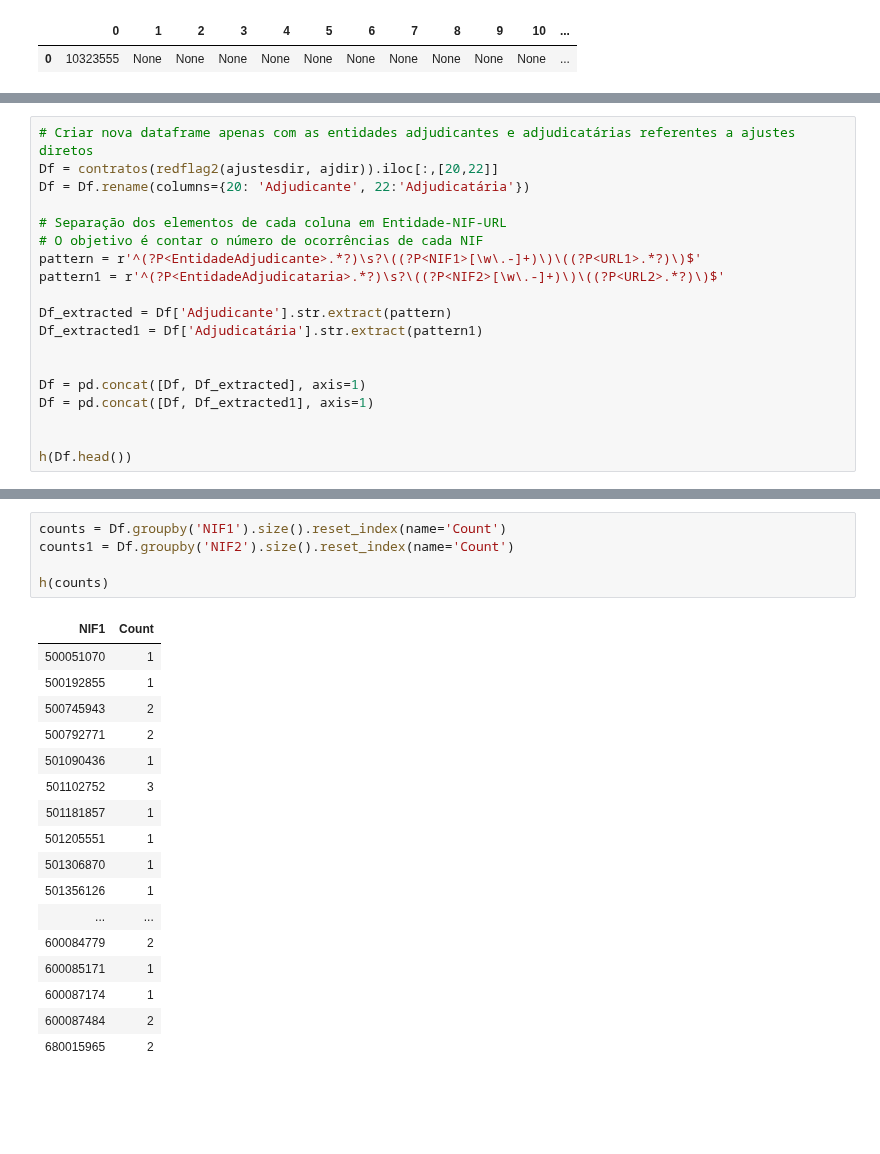
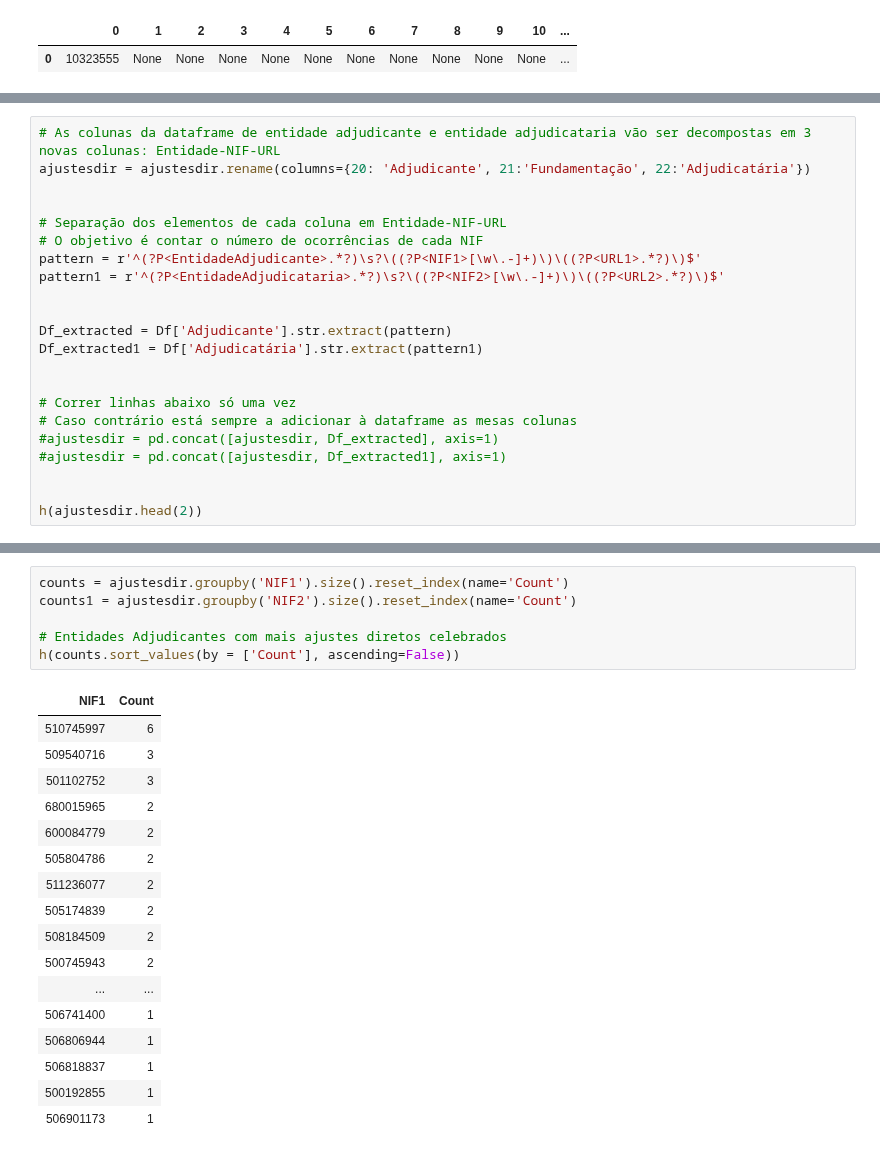
Before and after one commit to francisco-vpereira/ForceraIntership, a Jupyter notebook: forcera/scripts/contratos_v2.ipynb, the cells around one changed output, grey strips where cells are left out. Saved outputs shown, nothing was run; the diff lists cells and outputs as text; blank space fills up the shorter version.

```diff
--- a/forcera/scripts/contratos_v2.ipynb
+++ b/forcera/scripts/contratos_v2.ipynb
@@ -975,20 +988,23 @@ Nr de Ajustes Diretos Suspeitos : 83
 # %%
-# Criar nova dataframe apenas com as entidades adjudicantes e adjudicatárias referentes a ajustes diretos
-Df = contratos(redflag2(ajustesdir, ajdir)).iloc[:,[20,22]]
-Df = Df.rename(columns={20: 'Adjudicante', 22:'Adjudicatária'})
+# As colunas da dataframe de entidade adjudicante e entidade adjudicataria vão ser decompostas em 3 novas colunas: Entidade-NIF-URL
+ajustesdir = ajustesdir.rename(columns={20: 'Adjudicante', 21:'Fundamentação', 22:'Adjudicatária'})
+
 
 # Separação dos elementos de cada coluna em Entidade-NIF-URL
 # O objetivo é contar o número de ocorrências de cada NIF
 pattern = r'^(?P<EntidadeAdjudicante>.*?)\s?\((?P<NIF1>[\w\.-]+)\)\((?P<URL1>.*?)\)$'
 pattern1 = r'^(?P<EntidadeAdjudicataria>.*?)\s?\((?P<NIF2>[\w\.-]+)\)\((?P<URL2>.*?)\)$'
 
+
 Df_extracted = Df['Adjudicante'].str.extract(pattern)
 Df_extracted1 = Df['Adjudicatária'].str.extract(pattern1)
 
 
-Df = pd.concat([Df, Df_extracted], axis=1)
-Df = pd.concat([Df, Df_extracted1], axis=1)
+# Correr linhas abaixo só uma vez
+# Caso contrário está sempre a adicionar à dataframe as mesas colunas
+#ajustesdir = pd.concat([ajustesdir, Df_extracted], axis=1)
+#ajustesdir = pd.concat([ajustesdir, Df_extracted1], axis=1)
 
 
-h(Df.head())
+h(ajustesdir.head(2))
 # %% [output]
@@ -1001,23 +1014,24 @@ h(Df.head())
 # %%
-counts = Df.groupby('NIF1').size().reset_index(name='Count')
-counts1 = Df.groupby('NIF2').size().reset_index(name='Count')
+counts = ajustesdir.groupby('NIF1').size().reset_index(name='Count')
+counts1 = ajustesdir.groupby('NIF2').size().reset_index(name='Count')
 
-h(counts)
+# Entidades Adjudicantes com mais ajustes diretos celebrados
+h(counts.sort_values(by = ['Count'], ascending=False))
 # %% [output]
 | NIF1 | Count |
-| 500051070 | 1 |
+| 510745997 | 6 |
+| 509540716 | 3 |
+| 501102752 | 3 |
+| 680015965 | 2 |
+| 600084779 | 2 |
+| 505804786 | 2 |
+| 511236077 | 2 |
+| 505174839 | 2 |
+| 508184509 | 2 |
+| 500745943 | 2 |
+| ... | ... |
+| 506741400 | 1 |
+| 506806944 | 1 |
+| 506818837 | 1 |
 | 500192855 | 1 |
-| 500745943 | 2 |
-| 500792771 | 2 |
-| 501090436 | 1 |
-| 501102752 | 3 |
-| 501181857 | 1 |
-| 501205551 | 1 |
-| 501306870 | 1 |
-| 501356126 | 1 |
-| ... | ... |
-| 600084779 | 2 |
-| 600085171 | 1 |
-| 600087174 | 1 |
-| 600087484 | 2 |
-| 680015965 | 2 |
+| 506901173 | 1 |
```
Also changed, not shown: parts of 19 cells of this notebook.
